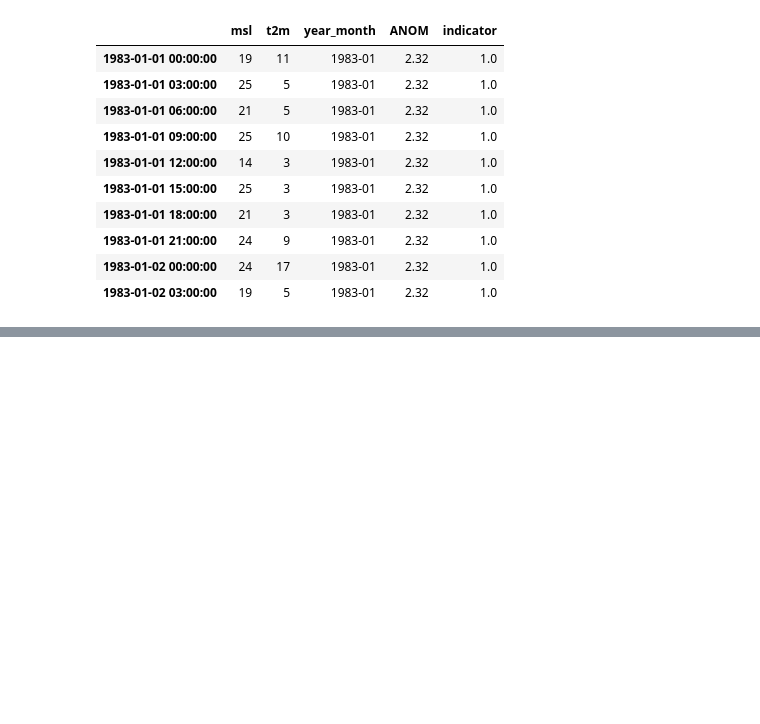
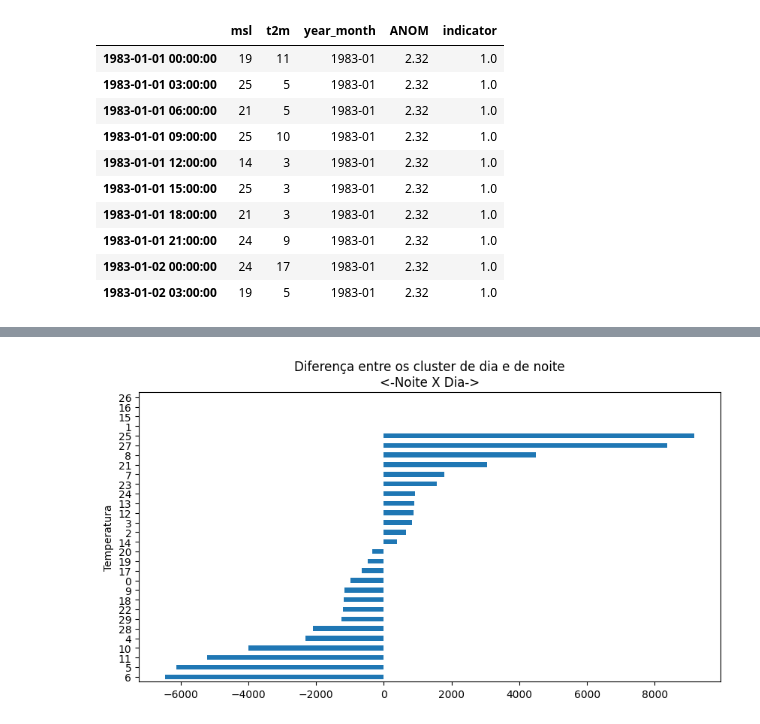
Before and after one commit to liviameinhardt/climate-clustering, a Jupyter notebook: clusters_analysis.ipynb, the cells around one changed output, grey strips where cells are left out. Saved outputs shown, nothing was run; the diff lists cells and outputs as text; code cells hidden in the pictures; blank space fills up the shorter version.

```diff
--- a/clusters_analysis.ipynb
+++ b/clusters_analysis.ipynb
@@ -126,0 +166,11 @@ elnino.head(10)
+# %%
+plt.figure(figsize=(10, 5))
+
+diff = df[~df['night']].groupby('t2m').count().sort_values('ANOM')['ANOM'] - df[df['night']].groupby('t2m').count().sort_values('ANOM')['ANOM']
+diff.sort_values().plot(kind='barh')
+
+plt.ylabel('Temperatura')
+plt.title('Diferença entre os cluster de dia e de noite\n<-Noite X Dia->')
+plt.show()
+# %% [output]
+[figure, added]
```
Also changed, not shown: parts of 16 cells of this notebook, 1 other file.
